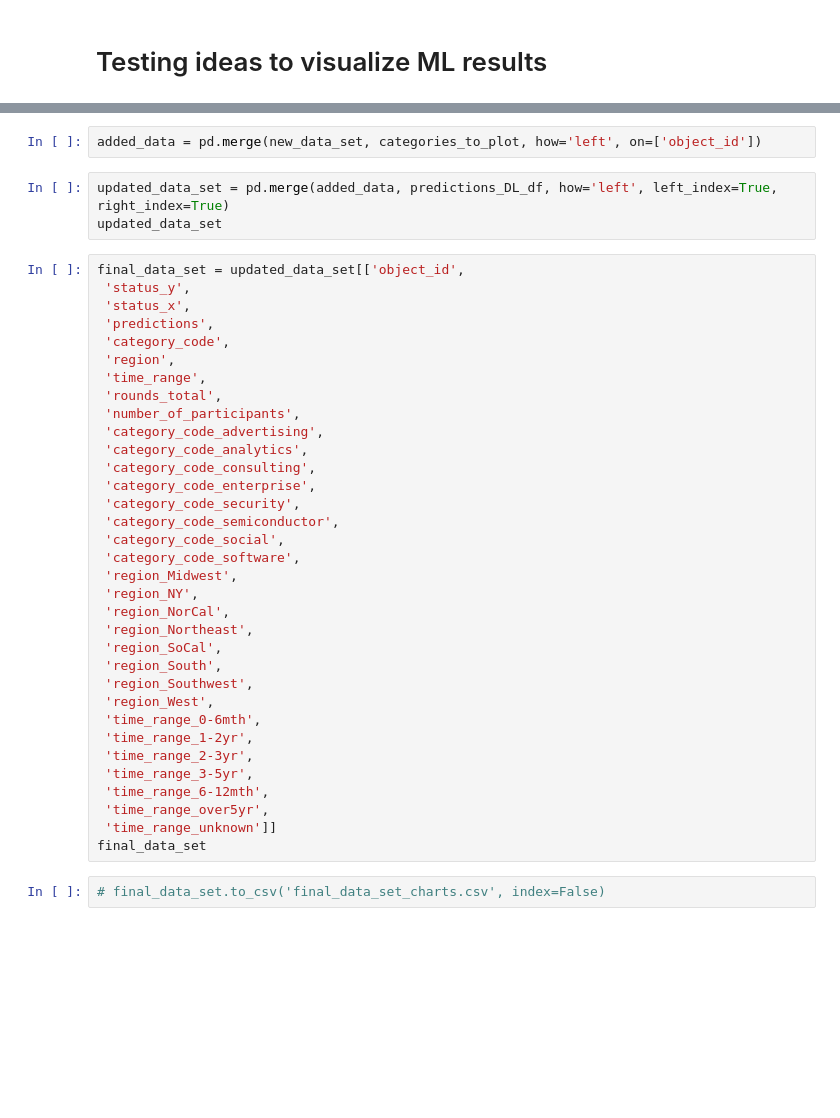
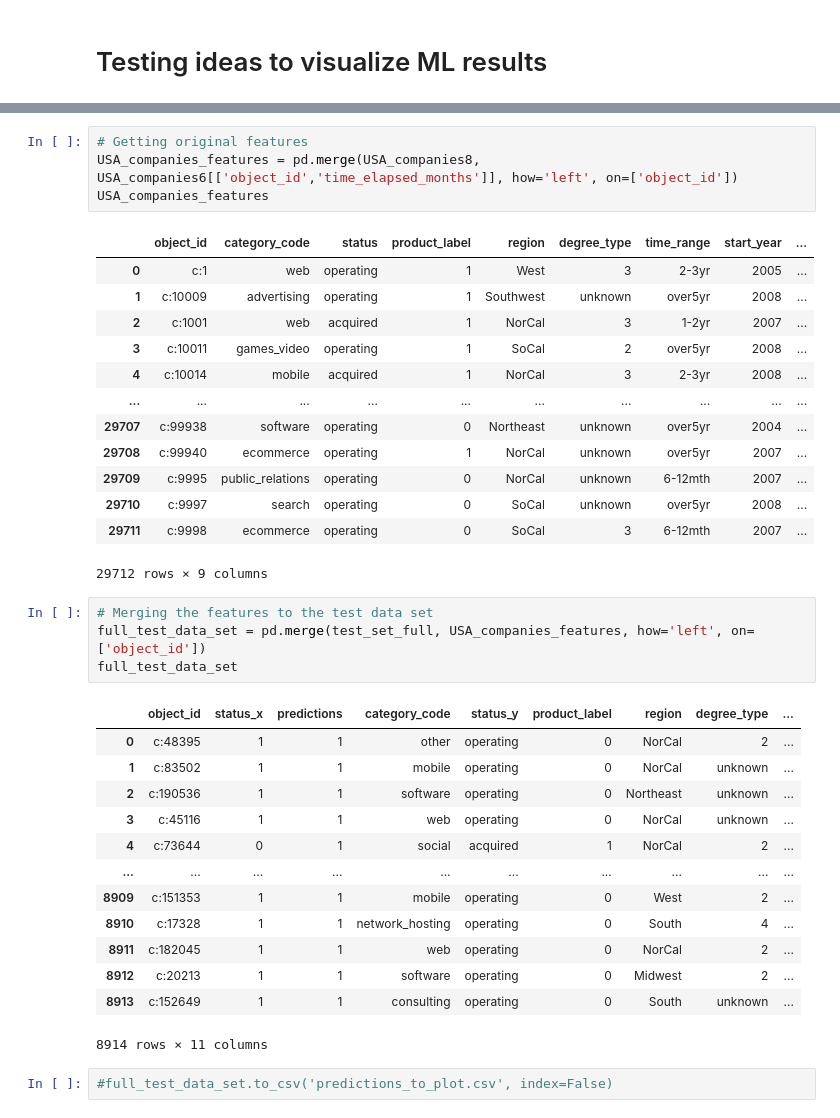
Before and after one commit to PaulIsenberg/FWIP_Venture, a Jupyter notebook: Other_approaches_applied_ML_NEW.ipynb, the cells around one changed output, grey strips where cells are left out. Cells and saved outputs as stored; diff of their text form; blank space fills up the shorter version.

Commit message:
Adding more code with testing data and features compilation

```diff
--- a/Other_approaches_applied_ML_NEW.ipynb
+++ b/Other_approaches_applied_ML_NEW.ipynb
@@ -2139,41 +2195,38 @@ categories_to_plot = USA_companies7.drop(columns={'product_label','rounds_total'
 # %%
-added_data = pd.merge(new_data_set, categories_to_plot, how='left', on=['object_id'])
+# Getting original features
+USA_companies_features = pd.merge(USA_companies8, USA_companies6[['object_id','time_elapsed_months']], how='left', on=['object_id'])
+USA_companies_features
+# %% [output]
+|  | object_id | category_code | status | product_label | region | degree_type | time_range | start_year | ... |
+| 0 | c:1 | web | operating | 1 | West | 3 | 2-3yr | 2005 | ... |
+| 1 | c:10009 | advertising | operating | 1 | Southwest | unknown | over5yr | 2008 | ... |
+| 2 | c:1001 | web | acquired | 1 | NorCal | 3 | 1-2yr | 2007 | ... |
+| 3 | c:10011 | games_video | operating | 1 | SoCal | 2 | over5yr | 2008 | ... |
+| 4 | c:10014 | mobile | acquired | 1 | NorCal | 3 | 2-3yr | 2008 | ... |
+| ... | ... | ... | ... | ... | ... | ... | ... | ... | ... |
+| 29707 | c:99938 | software | operating | 0 | Northeast | unknown | over5yr | 2004 | ... |
+| 29708 | c:99940 | ecommerce | operating | 1 | NorCal | unknown | over5yr | 2007 | ... |
+| 29709 | c:9995 | public_relations | operating | 0 | NorCal | unknown | 6-12mth | 2007 | ... |
+| 29710 | c:9997 | search | operating | 0 | SoCal | unknown | over5yr | 2008 | ... |
+| 29711 | c:9998 | ecommerce | operating | 0 | SoCal | 3 | 6-12mth | 2007 | ... |
+29712 rows × 9 columns
-# %%
-updated_data_set = pd.merge(added_data, predictions_DL_df, how='left', left_index=True, right_index=True)
-updated_data_set
-# %%
-final_data_set = updated_data_set[['object_id',
- 'status_y',
- 'status_x',
- 'predictions',
- 'category_code',
- 'region',
- 'time_range',
- 'rounds_total',
- 'number_of_participants',
- 'category_code_advertising',
- 'category_code_analytics',
- 'category_code_consulting',
- 'category_code_enterprise',
- 'category_code_security',
- 'category_code_semiconductor',
- 'category_code_social',
- 'category_code_software',
- 'region_Midwest',
- 'region_NY',
- 'region_NorCal',
- 'region_Northeast',
- 'region_SoCal',
- 'region_South',
- 'region_Southwest',
- 'region_West',
- 'time_range_0-6mth',
- 'time_range_1-2yr',
- 'time_range_2-3yr',
- 'time_range_3-5yr',
- 'time_range_6-12mth',
- 'time_range_over5yr',
- 'time_range_unknown']]
-final_data_set
+# %%
+# Merging the features to the test data set
+full_test_data_set = pd.merge(test_set_full, USA_companies_features, how='left', on=['object_id'])
+full_test_data_set
+# %% [output]
+|  | object_id | status_x | predictions | category_code | status_y | product_label | region | degree_type | ... |
+| 0 | c:48395 | 1 | 1 | other | operating | 0 | NorCal | 2 | ... |
+| 1 | c:83502 | 1 | 1 | mobile | operating | 0 | NorCal | unknown | ... |
+| 2 | c:190536 | 1 | 1 | software | operating | 0 | Northeast | unknown | ... |
+| 3 | c:45116 | 1 | 1 | web | operating | 0 | NorCal | unknown | ... |
+| 4 | c:73644 | 0 | 1 | social | acquired | 1 | NorCal | 2 | ... |
+| ... | ... | ... | ... | ... | ... | ... | ... | ... | ... |
+| 8909 | c:151353 | 1 | 1 | mobile | operating | 0 | West | 2 | ... |
+| 8910 | c:17328 | 1 | 1 | network_hosting | operating | 0 | South | 4 | ... |
+| 8911 | c:182045 | 1 | 1 | web | operating | 0 | NorCal | 2 | ... |
+| 8912 | c:20213 | 1 | 1 | software | operating | 0 | Midwest | 2 | ... |
+| 8913 | c:152649 | 1 | 1 | consulting | operating | 0 | South | unknown | ... |
+8914 rows × 11 columns
 # %%
-# final_data_set.to_csv('final_data_set_charts.csv', index=False)
+#full_test_data_set.to_csv('predictions_to_plot.csv', index=False)
```
Also changed, not shown: parts of 12 cells of this notebook, 1 other file.
